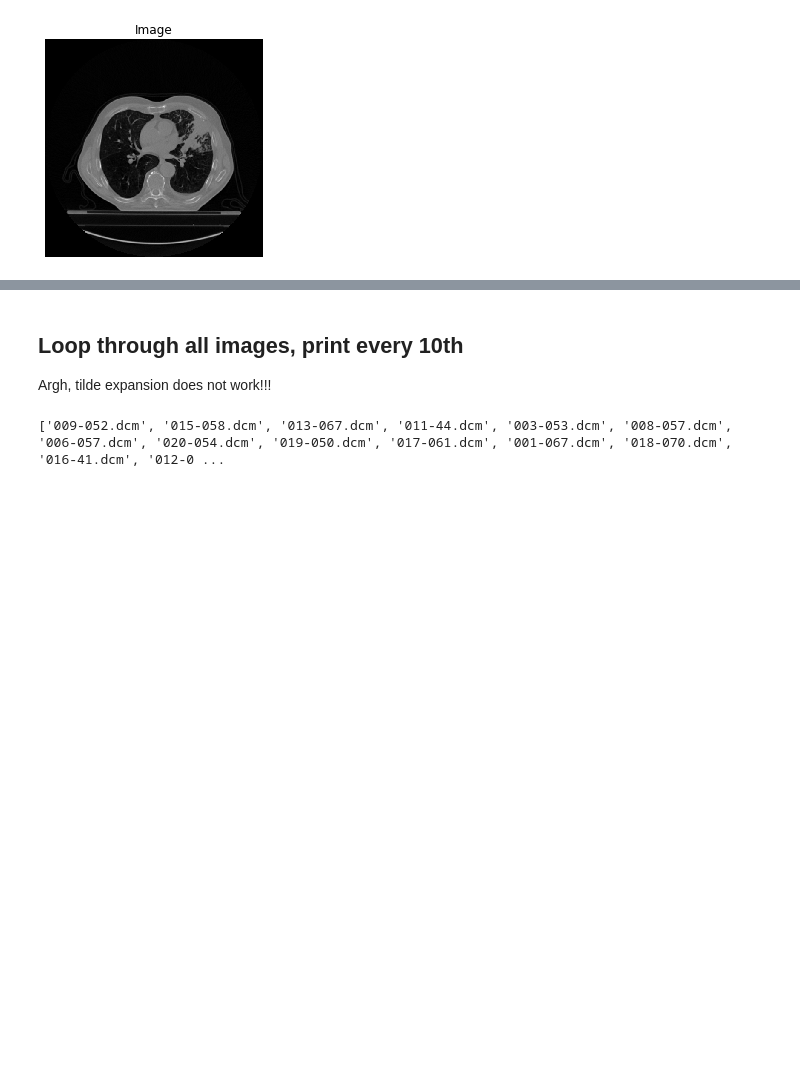
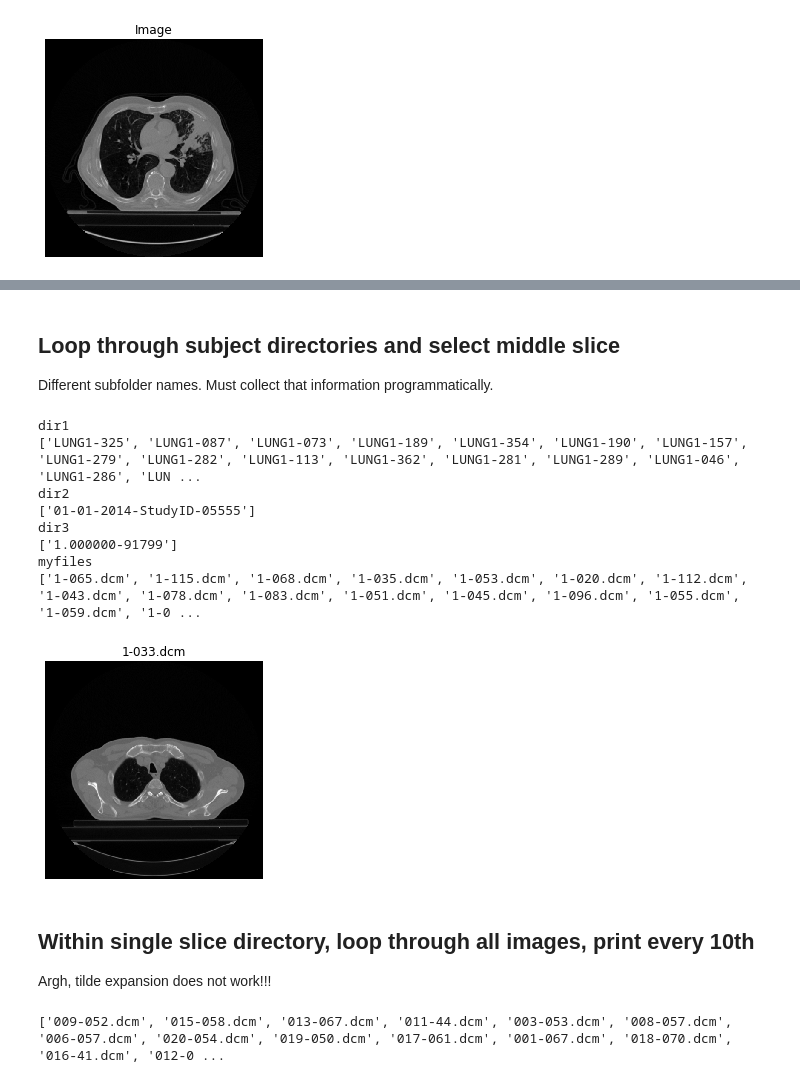
Before and after one commit to DanielEvansLab/MLgroup, a Jupyter notebook: NSCLS_deep/NSCLS.ipynb, the cells around one changed output, grey strips where cells are left out. Drawn from its saved outputs; the diff is of its cells as text; code cells hidden in the pictures; blank space fills up the shorter version.

```diff
--- a/NSCLS_deep/NSCLS.ipynb
+++ b/NSCLS_deep/NSCLS.ipynb
@@ -25,5 +49,48 @@ show_image(im)
+# %% [markdown]
+## Loop through subject directories and select middle slice
+
+Different subfolder names. Must collect that information programmatically.
+# %%
+mypath1 = '/rhome/devans/shared/sfcc/shared_data/NSCLS/data/dicom/NSCLC-Radiomics/NSCLC-Radiomics/'
+dir1 = os.listdir(mypath1)
+
+print("dir1")
+print(dir1)
+
+#loop through dir 1
+mypath2 = mypath1 + dir1[1]
+dir2 = os.listdir(mypath2)
+
+print("dir2")
+print(dir2)
+
+if len(dir2) == 1:
+    mypath3 = mypath2 + "/" + dir2[0]
+    dir3 = os.listdir(mypath3)
+    print("dir3")
+    print(dir3)
+
+if len(dir3) == 1:
+    mypath4 = mypath3 + "/" + dir3[0]
+    myfiles = os.listdir(mypath4)
+    print("myfiles")
+    print(myfiles)
+
+index_mid = int(len(myfiles)/2)
+im = imageio.imread(mypath4 + "/" + myfiles[index_mid])
+show_image(im, title = myfiles[index_mid])
+# %% [output]
+dir1
+['LUNG1-325', 'LUNG1-087', 'LUNG1-073', 'LUNG1-189', 'LUNG1-354', 'LUNG1-190', 'LUNG1-157', 'LUNG1-279', 'LUNG1-282', 'LUNG1-113', 'LUNG1-362', 'LUNG1-281', 'LUNG1-289', 'LUNG1-046', 'LUNG1-286', 'LUN ...
+dir2
+['01-01-2014-StudyID-05555']
+dir3
+['1.000000-91799']
+myfiles
+['1-065.dcm', '1-115.dcm', '1-068.dcm', '1-035.dcm', '1-053.dcm', '1-020.dcm', '1-112.dcm', '1-043.dcm', '1-078.dcm', '1-083.dcm', '1-051.dcm', '1-045.dcm', '1-096.dcm', '1-055.dcm', '1-059.dcm', '1-0 ...
+[figure, added]
 # %% [markdown]
-## Loop through all images, print every 10th
+## Within single slice directory, loop through all images, print every 10th
 
 Argh, tilde expansion does not work!!!
 # %%
```
Also changed, not shown: parts of 3 cells of this notebook.
